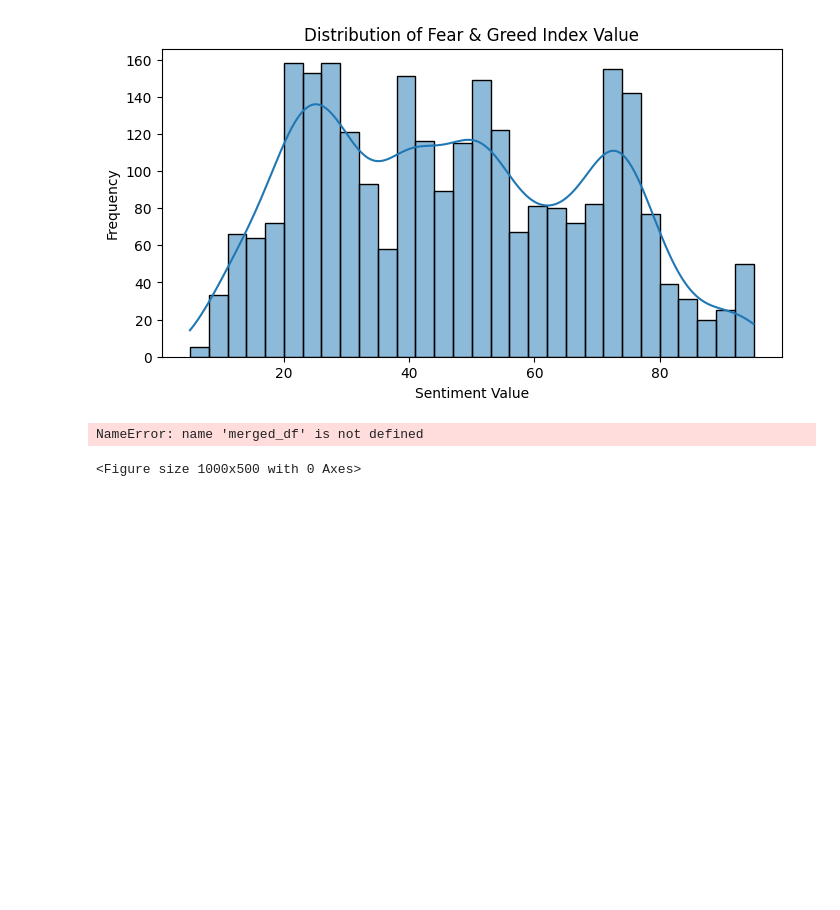
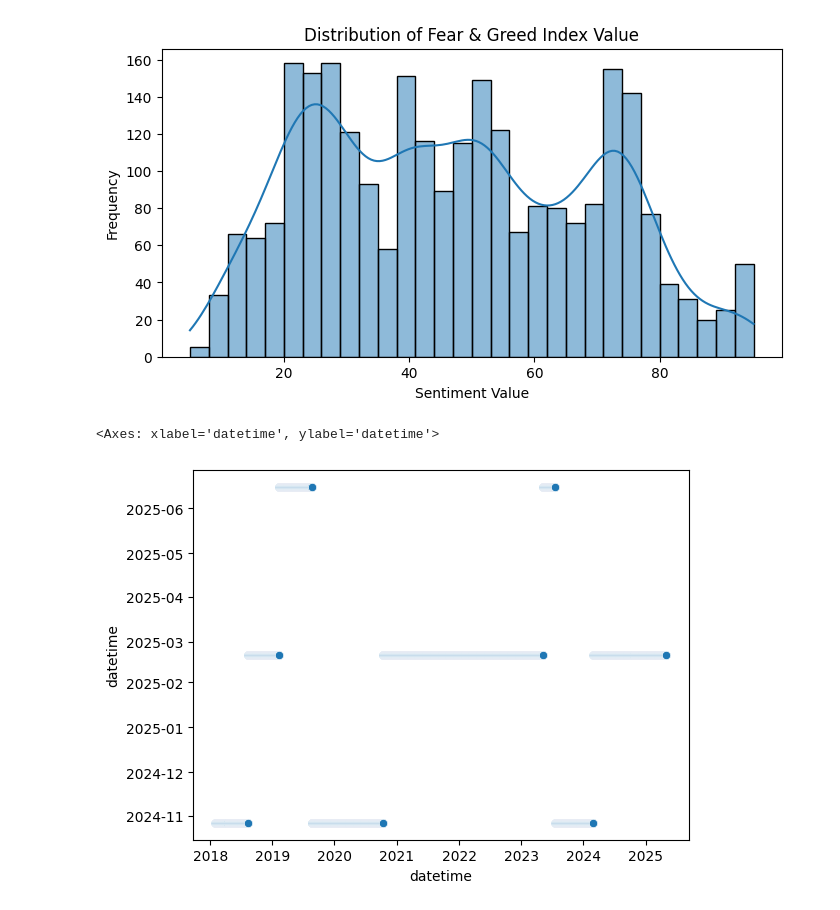
Before and after one commit to ABHISHEKKHOPADE/assignment, a Jupyter notebook: project/project/analysis.ipynb, the cells around one changed output. Cells and saved outputs as stored; diff of their text form; code cells hidden in the pictures; blank space fills up the shorter version.

```diff
--- a/project/project/analysis.ipynb
+++ b/project/project/analysis.ipynb
@@ -95,6 +95,7 @@ print(sentiment_df.groupby('classification')['value'].describe())
 
 
 sentiment_df['datetime'] = pd.to_datetime(sentiment_df['timestamp'], unit='s')## 10 digit number in unix format.
+trade_df['datetime']= pd.to_datetime(trade_df['Timestamp'], unit='ms') #13 digit number in unix format
 # %% [output]
                 count       mean       std   min   25%   50%    75%   max
 classification
@@ -115,6 +116,7 @@ plt.show()
 # %% [output]
 [figure]
 # %%
+sns.scatterplot(x=sentiment_df['datetime'],y=trade_df["datetime"])
 # %% [output]
-NameError: name 'merged_df' is not defined
+<Axes: xlabel='datetime', ylabel='datetime'>
-<Figure size 1000x500 with 0 Axes>
+[figure, added]
```
Also changed, not shown: parts of 2 cells of this notebook, 3 other files.
